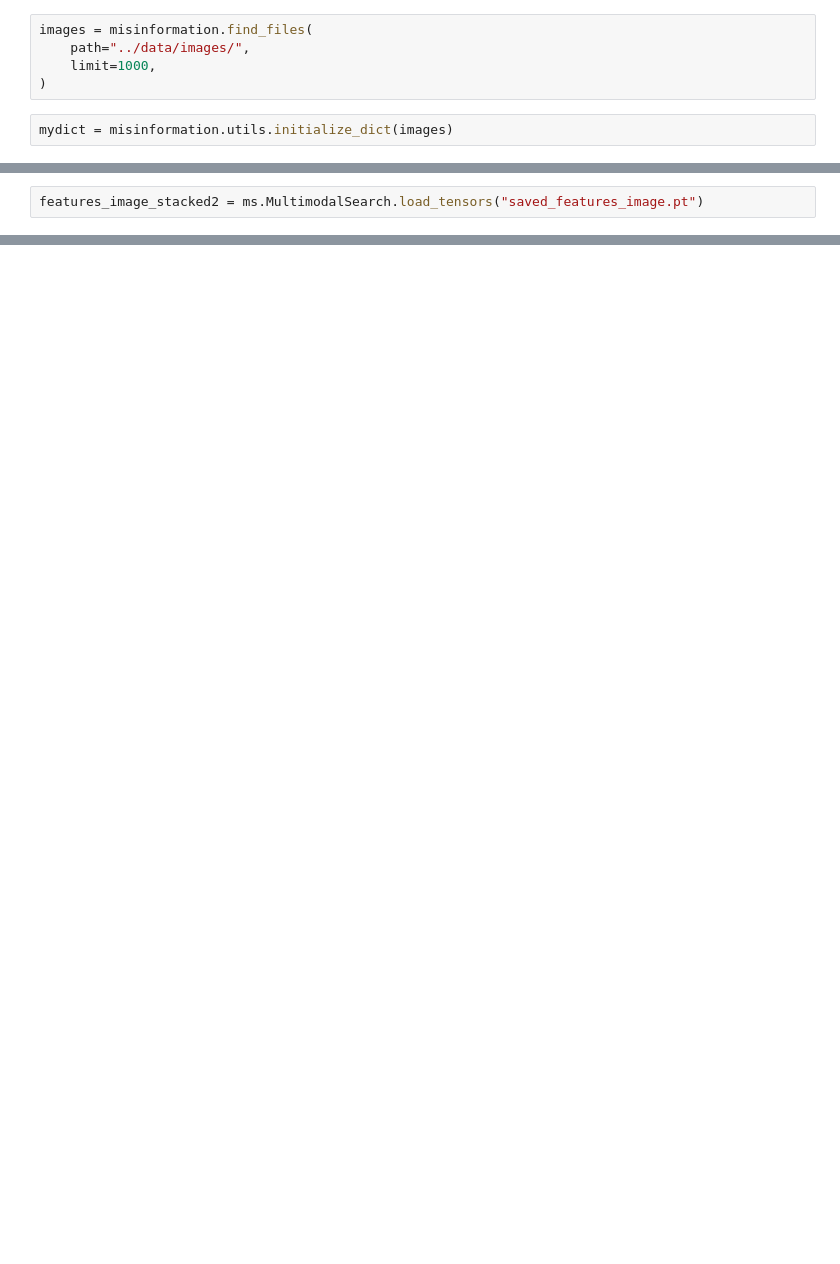
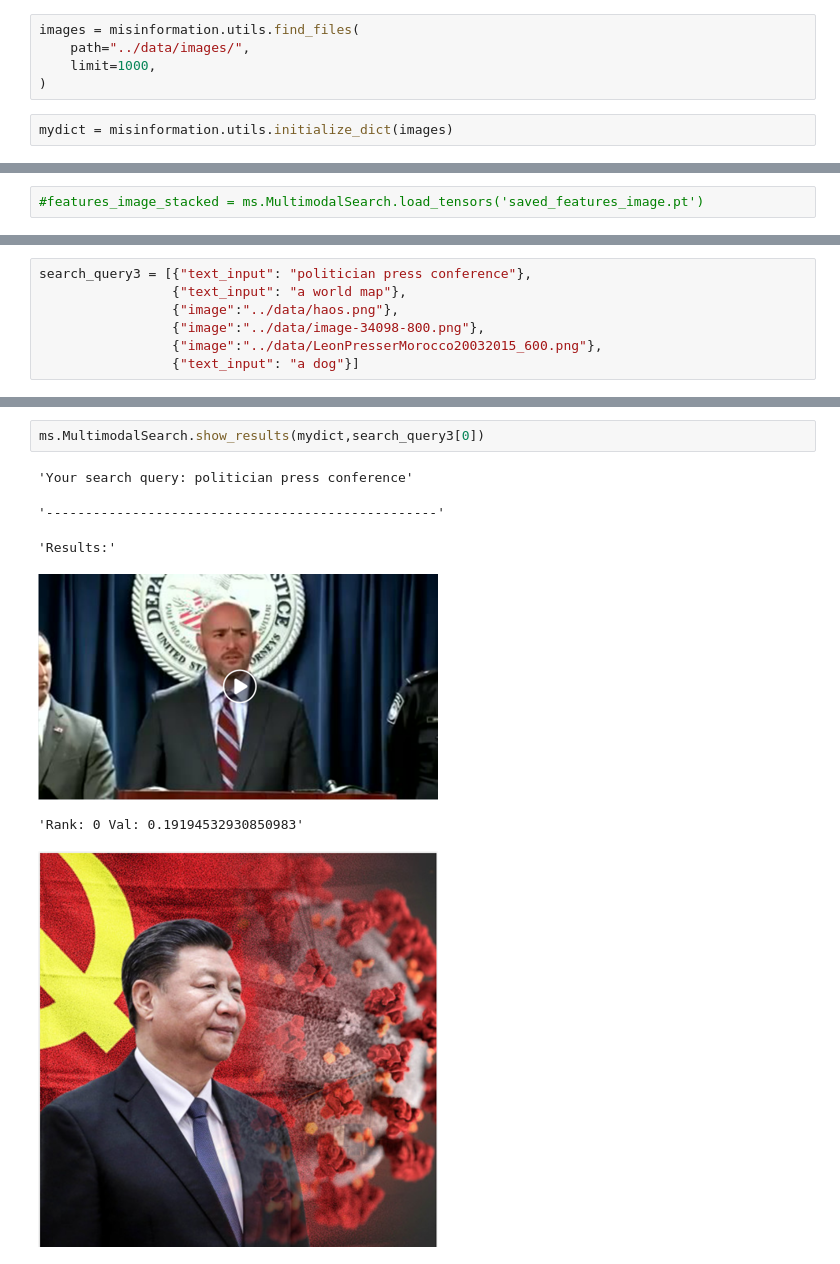
Before and after one commit to ssciwr/AMMICO, a Jupyter notebook: notebooks/multimodal_search.ipynb, the cells around one changed output, grey strips where cells are left out. Cells and saved outputs as stored; diff of their text form; blank space fills up the shorter version.

Commit message:
Change input format for multimodal search

```diff
--- a/notebooks/multimodal_search.ipynb
+++ b/notebooks/multimodal_search.ipynb
@@ -4,5 +19,5 @@ import misinformation.multimodal_search as ms
 # %%
-images = misinformation.find_files(
+images = misinformation.utils.find_files(
     path="../data/images/",
     limit=1000,
 )
@@ -24,2 +64,2 @@ features_image_stacked.shape
 # %%
-features_image_stacked2 = ms.MultimodalSearch.load_tensors("saved_features_image.pt")
+#features_image_stacked = ms.MultimodalSearch.load_tensors('saved_features_image.pt')
@@ -34 +68,8 @@ search_query = [
+# %%
+search_query3 = [{"text_input": "politician press conference"},
+                 {"text_input": "a world map"},
+                 {"image":"../data/haos.png"},
+                 {"image":"../data/image-34098-800.png"},
+                 {"image":"../data/LeonPresserMorocco20032015_600.png"},
+                 {"text_input": "a dog"}]
 # %%
@@ -39,0 +97,9 @@ ms.MultimodalSearch.show_results(mydict, "virus")
+# %%
+ms.MultimodalSearch.show_results(mydict,search_query3[0])
+# %% [output]
+'Your search query: politician press conference'
+'--------------------------------------------------'
+'Results:'
+[figure, added]
+'Rank: 0 Val: 0.19194532930850983'
+[figure, added]
```
Also changed, not shown: parts of 28 cells of this notebook, 1 other file.
